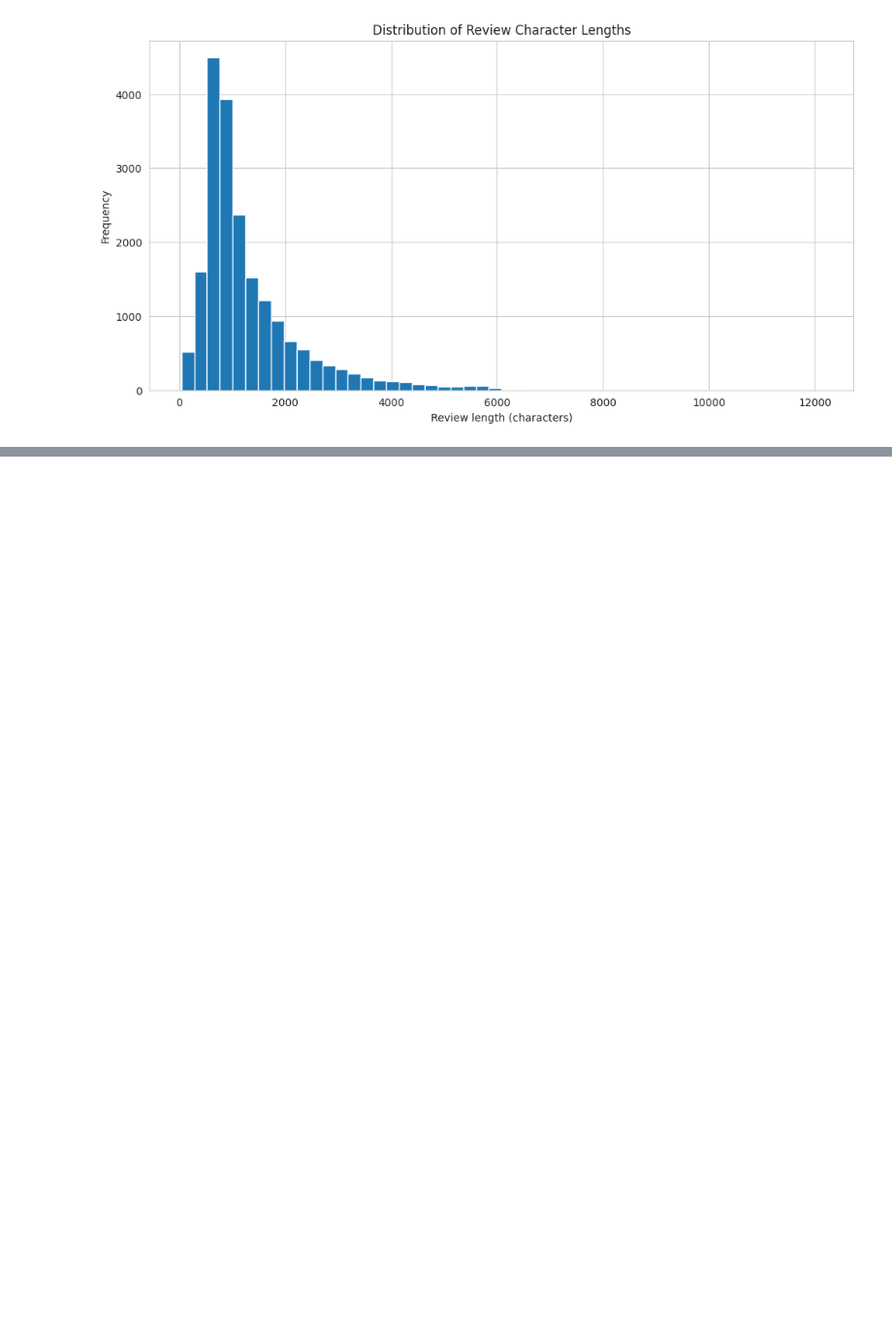
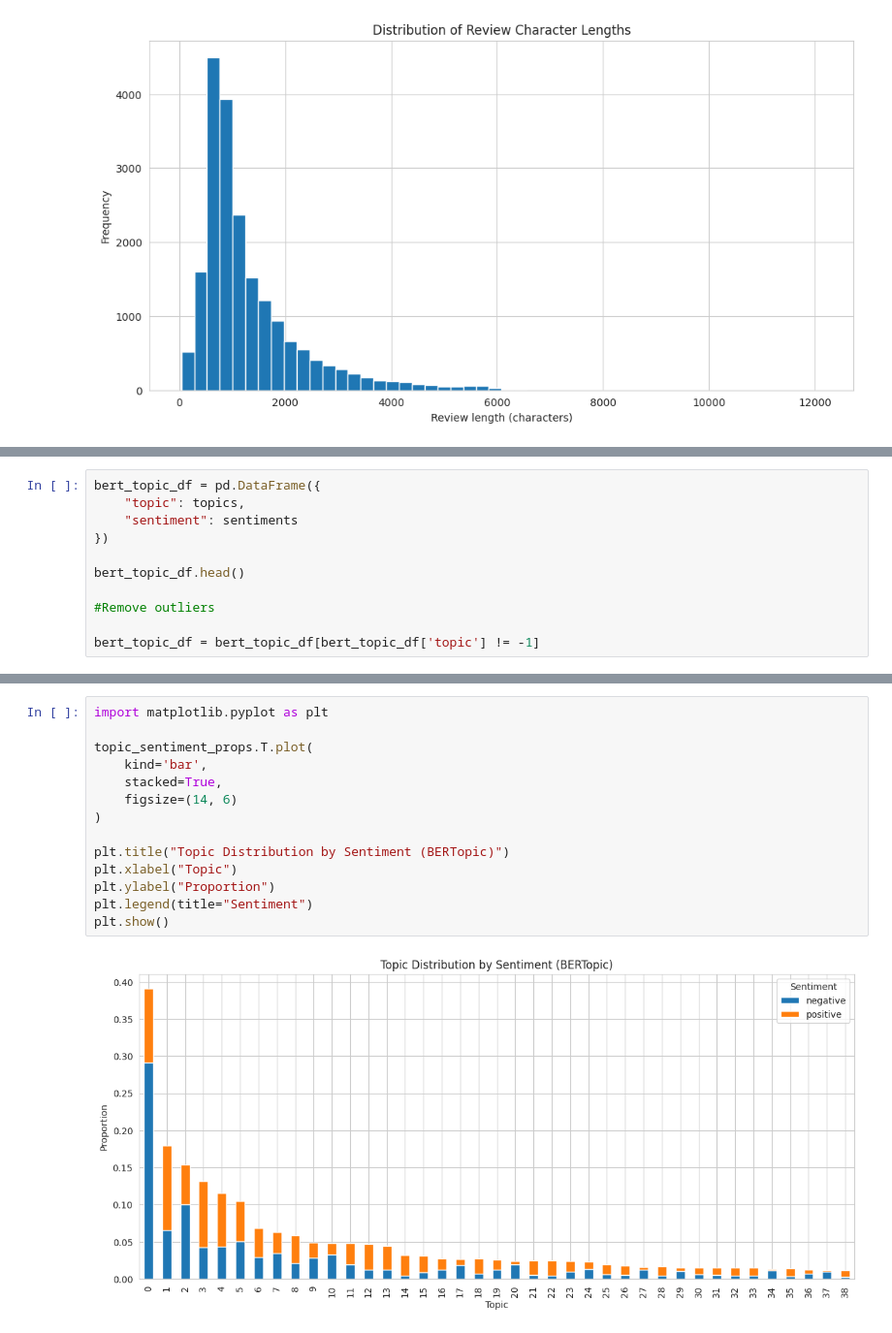
Before and after one commit to Sattiki/nlp-final-research-note, a Jupyter notebook: imdb-text-analysis.ipynb, the cells around one changed output, grey strips where cells are left out. Shown: that part at 97% size. Saved outputs shown, nothing was run; the diff lists cells and outputs as text; blank space fills up the shorter version.

```diff
--- a/imdb-text-analysis.ipynb
+++ b/imdb-text-analysis.ipynb
@@ -155,0 +425,11 @@ plt.show()
+# %%
+bert_topic_df = pd.DataFrame({
+    "topic": topics,
+    "sentiment": sentiments
+})
+
+bert_topic_df.head()
+
+#Remove outliers
+
+bert_topic_df = bert_topic_df[bert_topic_df['topic'] != -1]
@@ -155,0 +568,16 @@ plt.show()
+# %%
+import matplotlib.pyplot as plt
+
+topic_sentiment_props.T.plot(
+    kind='bar',
+    stacked=True,
+    figsize=(14, 6)
+)
+
+plt.title("Topic Distribution by Sentiment (BERTopic)")
+plt.xlabel("Topic")
+plt.ylabel("Proportion")
+plt.legend(title="Sentiment")
+plt.show()
+# %% [output]
+[figure, added]
```
Also changed, not shown: parts of 37 cells of this notebook.
